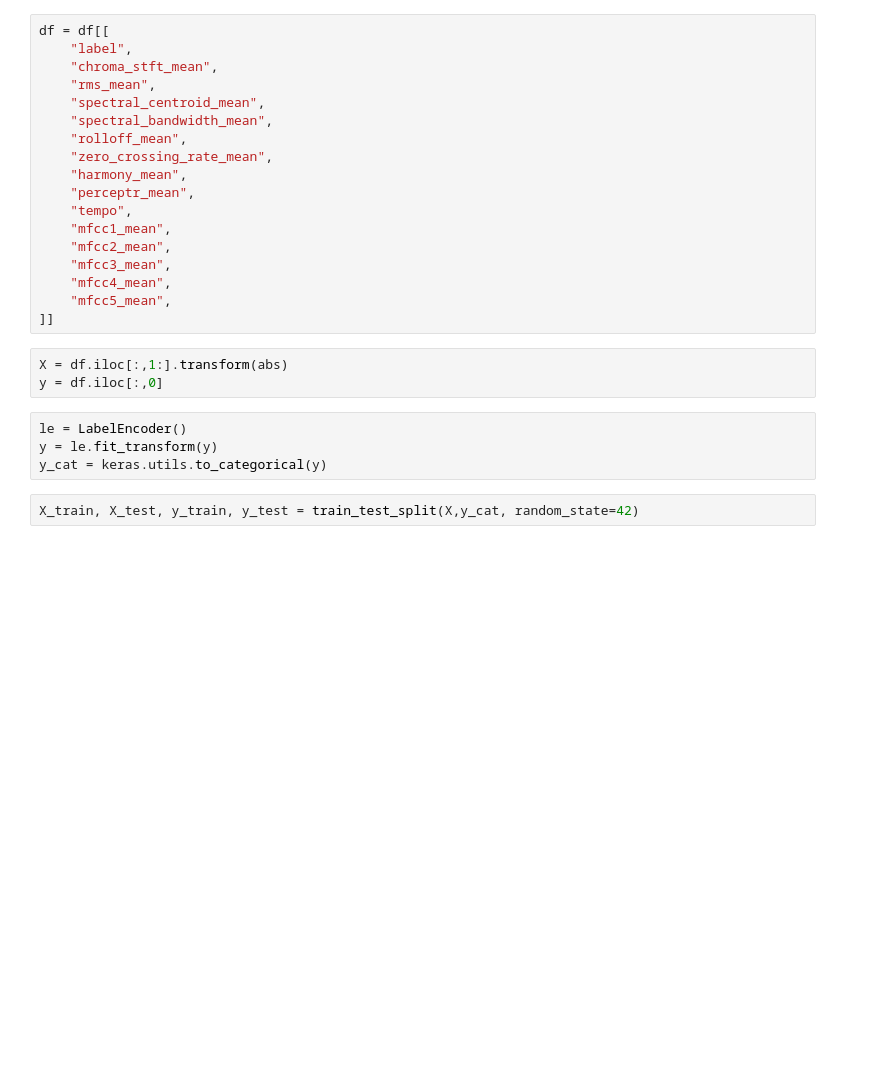
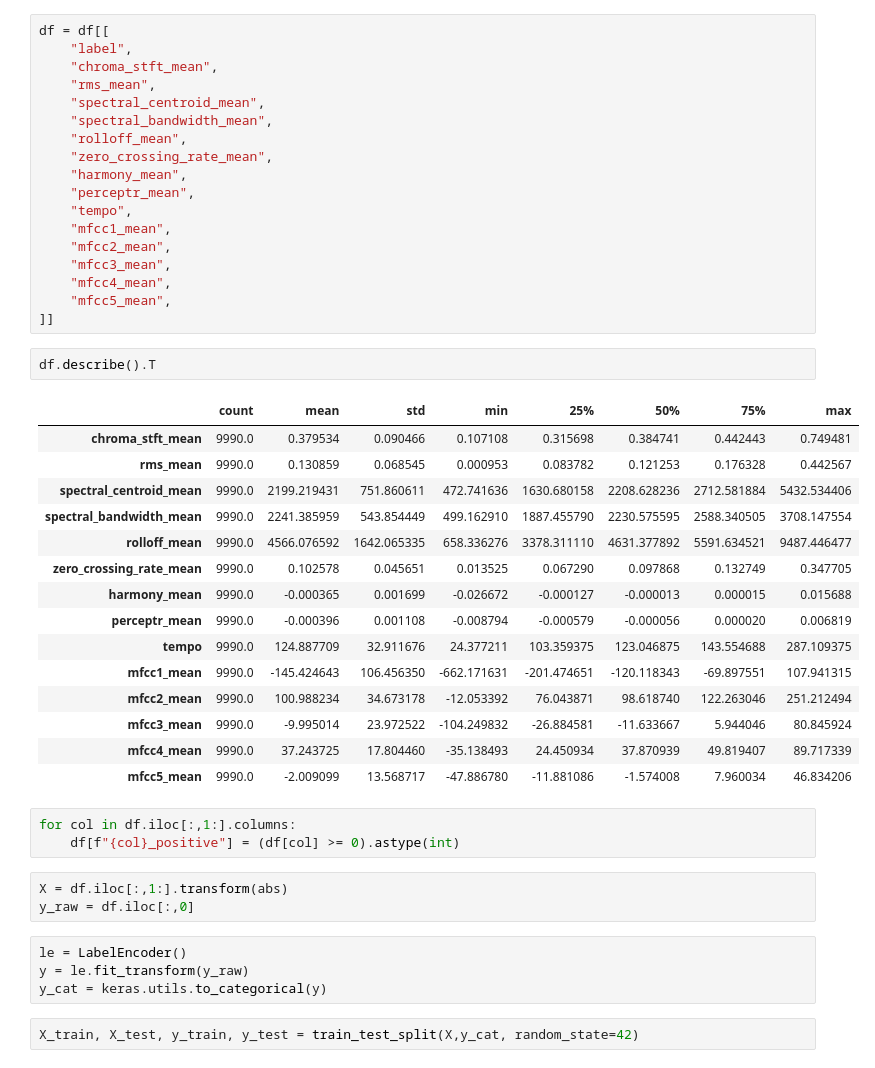
Before and after one commit to crigsilcart/neural_network_music_genres, a Jupyter notebook: kerasTF/test_keras.ipynb, the cells around one changed output. Cells and saved outputs as stored; diff of their text form; blank space fills up the shorter version.

```diff
--- a/kerasTF/test_keras.ipynb
+++ b/kerasTF/test_keras.ipynb
@@ -68,12 +72,33 @@ df = df[[
     "mfcc4_mean",
     "mfcc5_mean",
 ]]
+# %%
+df.describe().T
+# %% [output]
+|  | count | mean | std | min | 25% | 50% | 75% | max |
+| chroma_stft_mean | 9990.0 | 0.379534 | 0.090466 | 0.107108 | 0.315698 | 0.384741 | 0.442443 | 0.749481 |
+| rms_mean | 9990.0 | 0.130859 | 0.068545 | 0.000953 | 0.083782 | 0.121253 | 0.176328 | 0.442567 |
+| spectral_centroid_mean | 9990.0 | 2199.219431 | 751.860611 | 472.741636 | 1630.680158 | 2208.628236 | 2712.581884 | 5432.534406 |
+| spectral_bandwidth_mean | 9990.0 | 2241.385959 | 543.854449 | 499.162910 | 1887.455790 | 2230.575595 | 2588.340505 | 3708.147554 |
+| rolloff_mean | 9990.0 | 4566.076592 | 1642.065335 | 658.336276 | 3378.311110 | 4631.377892 | 5591.634521 | 9487.446477 |
+| zero_crossing_rate_mean | 9990.0 | 0.102578 | 0.045651 | 0.013525 | 0.067290 | 0.097868 | 0.132749 | 0.347705 |
+| harmony_mean | 9990.0 | -0.000365 | 0.001699 | -0.026672 | -0.000127 | -0.000013 | 0.000015 | 0.015688 |
+| perceptr_mean | 9990.0 | -0.000396 | 0.001108 | -0.008794 | -0.000579 | -0.000056 | 0.000020 | 0.006819 |
+| tempo | 9990.0 | 124.887709 | 32.911676 | 24.377211 | 103.359375 | 123.046875 | 143.554688 | 287.109375 |
+| mfcc1_mean | 9990.0 | -145.424643 | 106.456350 | -662.171631 | -201.474651 | -120.118343 | -69.897551 | 107.941315 |
+| mfcc2_mean | 9990.0 | 100.988234 | 34.673178 | -12.053392 | 76.043871 | 98.618740 | 122.263046 | 251.212494 |
+| mfcc3_mean | 9990.0 | -9.995014 | 23.972522 | -104.249832 | -26.884581 | -11.633667 | 5.944046 | 80.845924 |
+| mfcc4_mean | 9990.0 | 37.243725 | 17.804460 | -35.138493 | 24.450934 | 37.870939 | 49.819407 | 89.717339 |
+| mfcc5_mean | 9990.0 | -2.009099 | 13.568717 | -47.886780 | -11.881086 | -1.574008 | 7.960034 | 46.834206 |
+# %%
+for col in df.iloc[:,1:].columns:
+    df[f"{col}_positive"] = (df[col] >= 0).astype(int)
 # %%
 X = df.iloc[:,1:].transform(abs)
-y = df.iloc[:,0]
+y_raw = df.iloc[:,0]
 # %%
 le = LabelEncoder()
-y = le.fit_transform(y)
+y = le.fit_transform(y_raw)
 y_cat = keras.utils.to_categorical(y)
 # %%
 X_train, X_test, y_train, y_test = train_test_split(X,y_cat, random_state=42)
```
Also changed, not shown: parts of 22 cells of this notebook, 23 other files.
